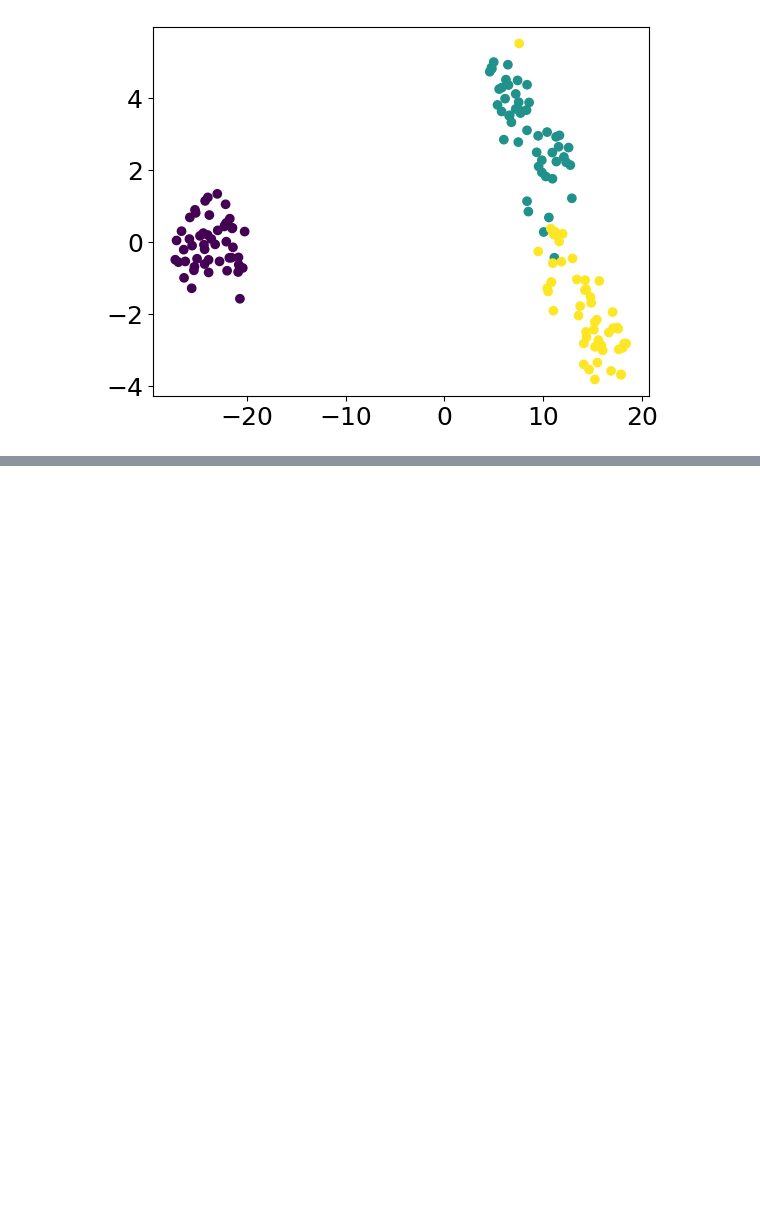
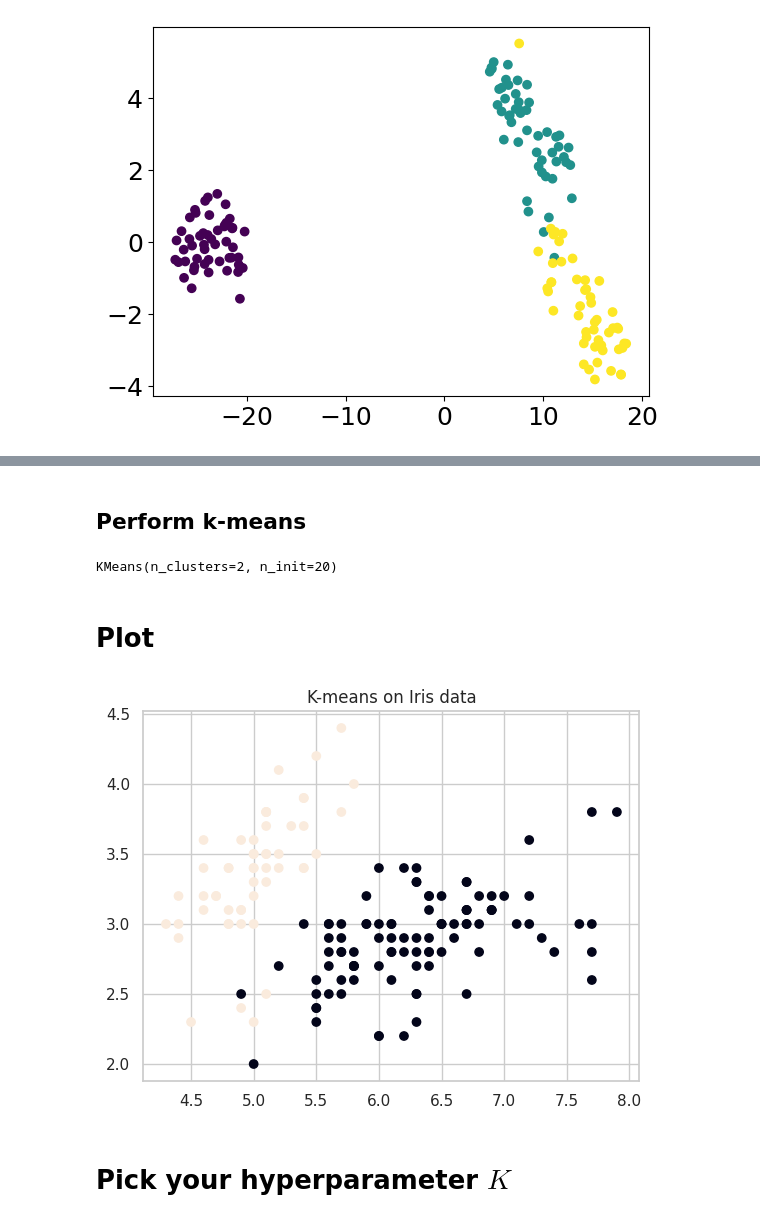
Before and after one commit to neelsoumya/python_machine_learning, a Jupyter notebook: teaching_python_17thOct.ipynb, the cells around one changed output, grey strips where cells are left out. Cells and saved outputs as stored; diff of their text form; code cells hidden in the pictures; blank space fills up the shorter version.

```diff
--- a/teaching_python_17thOct.ipynb
+++ b/teaching_python_17thOct.ipynb
@@ -420,0 +540,24 @@ plt.show()
+# %%
+# load the dataset
+iris = datasets.load_iris()
+
+X_iris = iris.data
+y_iris = iris.target
+# %% [markdown]
+## Perform k-means
+# %%
+kmeans = KMeans(n_clusters=2, n_init = 20)
+kmeans.fit(X_iris)
+# %% [output]
+KMeans(n_clusters=2, n_init=20)
+# %% [markdown]
+# Plot
+# %%
+plt.figure()
+plt.scatter(X_iris[:,0], X_iris[:,1], c=kmeans.labels_)
+plt.title("K-means on Iris data")
+plt.show()
+# %% [output]
+[figure, added]
+# %% [markdown]
+# Pick your hyperparameter $K$
```
Also changed, not shown: parts of 37 cells of this notebook.
